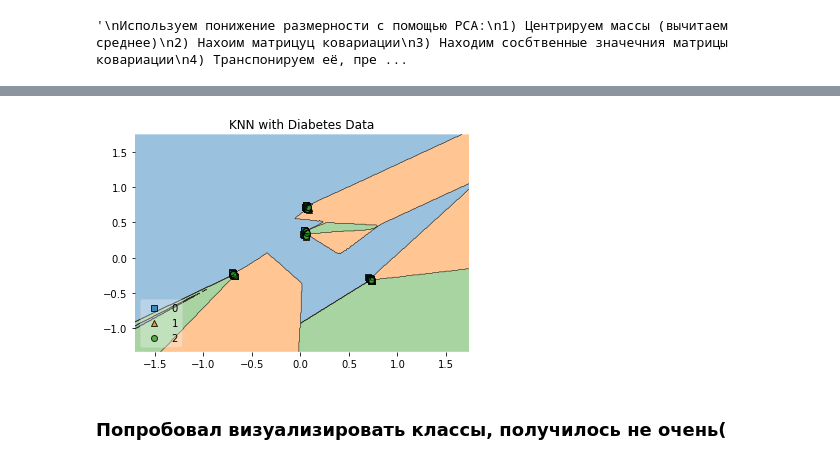
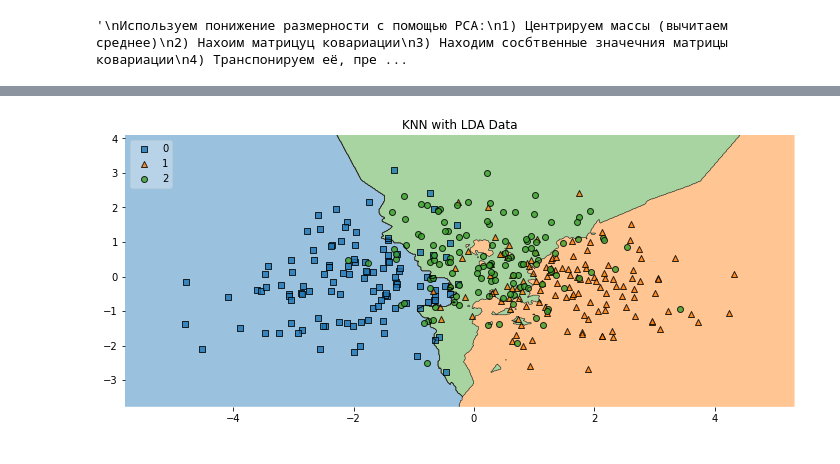
Before and after one commit to Lisstrange/Mini-examples, a Jupyter notebook: ghosts.ipynb, the cells around one changed output, grey strips where cells are left out. Saved outputs shown, nothing was run; the diff lists cells and outputs as text; code cells hidden in the pictures.

```diff
--- a/ghosts.ipynb
+++ b/ghosts.ipynb
@@ -455,14 +470,11 @@ array([1, 2, 1, 1, 0, 2, 2, 1, 0, 0, 2, 1, 1, 2, 2, 1, 0, 1, 1, 0, 2, 1,
-# %%
-value = 20000
-width = 20000
-plot_decision_regions(X_pca, y.values, clf=knn, legend=3)
-
-# Adding axes annotations
-#plt.xlabel('sepal length [cm]')
-#plt.ylabel('petal length [cm]')
-plt.title('KNN with Diabetes Data')
-plt.show()
-# %% [output]
-[figure, removed]
-# %% [markdown]
-### Попробовал визуализировать классы, получилось не очень(
+# %%
+plt.figure(figsize=(12,5))
+knn = KNeighborsClassifier(12)
+
+knn.fit(X_train, y_train)
+plot_decision_regions(X_lda, y.values, clf=knn, legend=2)
+
+plt.title('KNN with LDA Data')
+plt.show()
+# %% [output]
+[figure, added]
```
Also changed, not shown: parts of 16 cells of this notebook.
